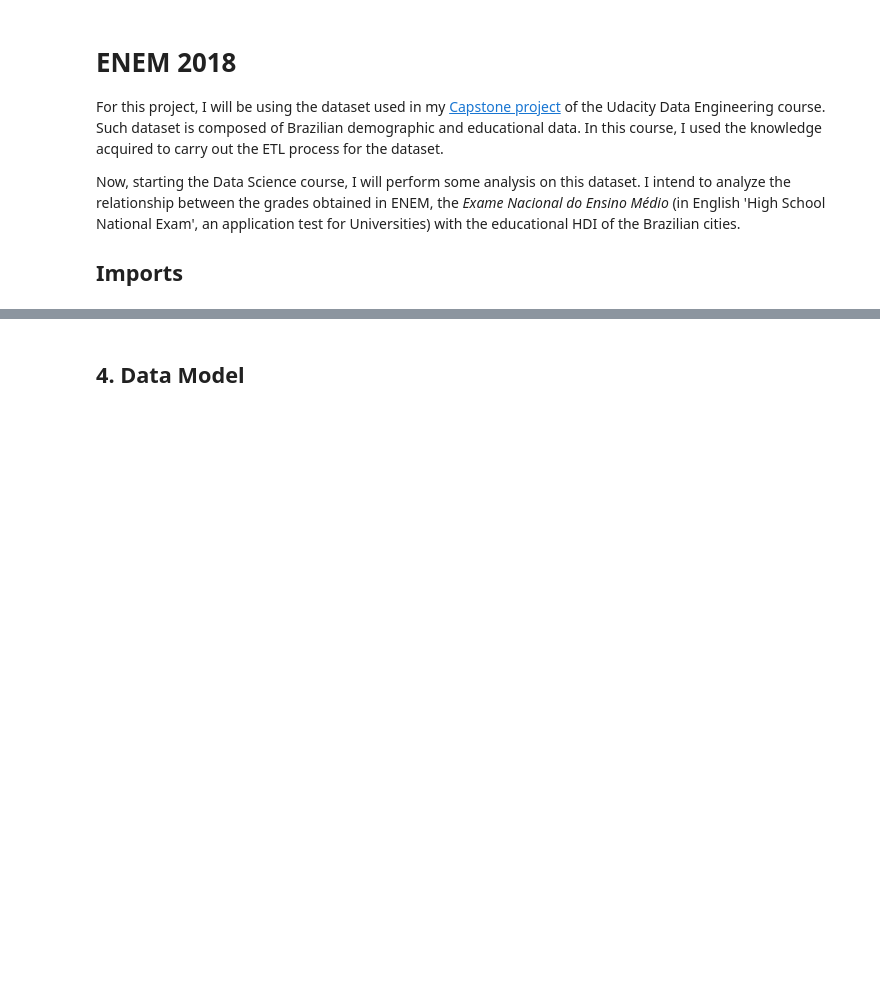
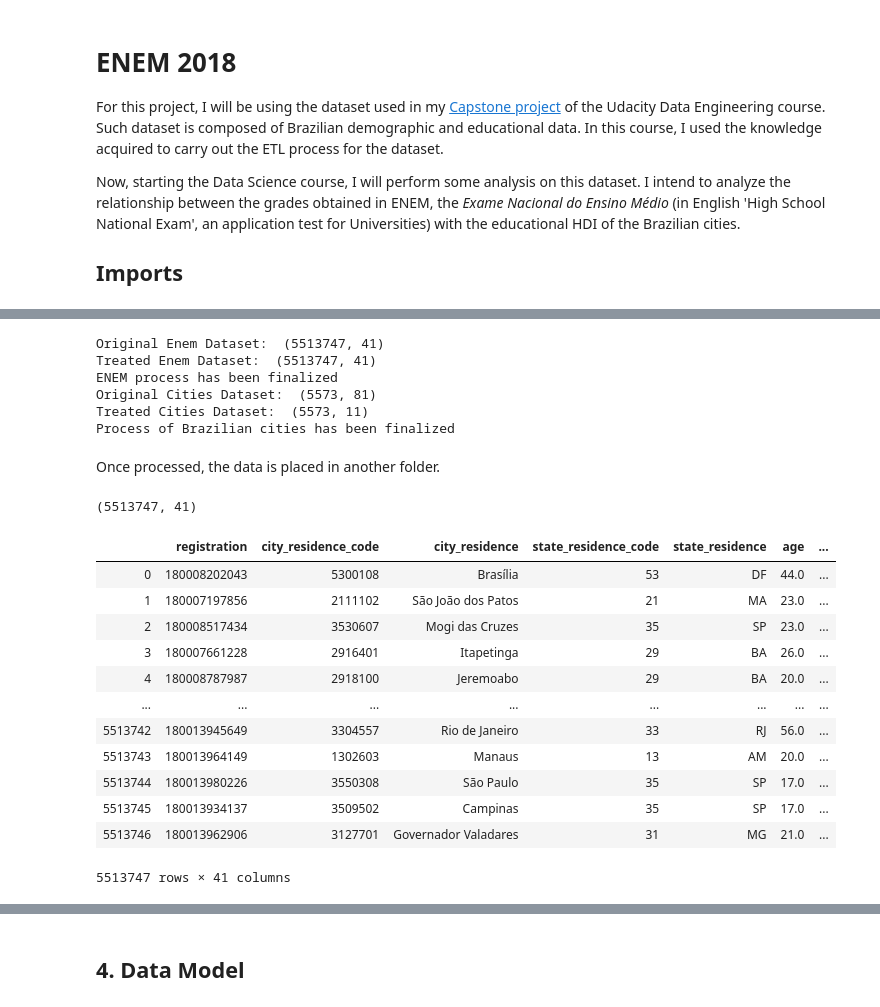
Before and after one commit to davidsondefaria/UdacityDataScience, a Jupyter notebook: 1.Blog/ENEM2018.ipynb, the cells around one changed output, grey strips where cells are left out. Saved outputs shown, nothing was run; the diff lists cells and outputs as text; code cells hidden in the pictures; blank space fills up the shorter version.

```diff
--- a/1.Blog/ENEM2018.ipynb
+++ b/1.Blog/ENEM2018.ipynb
@@ -85,5 +163,35 @@ After the data is processed, they will have the following columns:
 # %%
-
-
-# treatEnem(enem_2018_path)
-# treatCities(brazil_cities_path)
+# Data is processed by the functions created in the treatData.py library
+treatEnem(enem_2018_path)
+treatCities(brazil_cities_path)
+# %% [output]
+Original Enem Dataset:  (5513747, 41)
+Treated Enem Dataset:  (5513747, 41)
+ENEM process has been finalized
+Original Cities Dataset:  (5573, 81)
+Treated Cities Dataset:  (5573, 11)
+Process of Brazilian cities has been finalized
+# %% [markdown]
+Once processed, the data is placed in another folder.
+# %%
+# Processed dataset path ENEM
+enem_analysis_path = os.getcwd() + '/data/analysis/enem_analysis.csv'
+enem_analysis_df = pd.read_csv(enem_analysis_path, delimiter=";")
+
+print(enem_analysis_df.shape)
+enem_analysis_df
+# %% [output]
+(5513747, 41)
+|  | registration | city_residence_code | city_residence | state_residence_code | state_residence | age | ... |
+| 0 | 180008202043 | 5300108 | Brasília | 53 | DF | 44.0 | ... |
+| 1 | 180007197856 | 2111102 | São João dos Patos | 21 | MA | 23.0 | ... |
+| 2 | 180008517434 | 3530607 | Mogi das Cruzes | 35 | SP | 23.0 | ... |
+| 3 | 180007661228 | 2916401 | Itapetinga | 29 | BA | 26.0 | ... |
+| 4 | 180008787987 | 2918100 | Jeremoabo | 29 | BA | 20.0 | ... |
+| ... | ... | ... | ... | ... | ... | ... | ... |
+| 5513742 | 180013945649 | 3304557 | Rio de Janeiro | 33 | RJ | 56.0 | ... |
+| 5513743 | 180013964149 | 1302603 | Manaus | 13 | AM | 20.0 | ... |
+| 5513744 | 180013980226 | 3550308 | São Paulo | 35 | SP | 17.0 | ... |
+| 5513745 | 180013934137 | 3509502 | Campinas | 35 | SP | 17.0 | ... |
+| 5513746 | 180013962906 | 3127701 | Governador Valadares | 31 | MG | 21.0 | ... |
+5513747 rows × 41 columns
```
Also changed, not shown: parts of 9 cells of this notebook, 1 other file.
